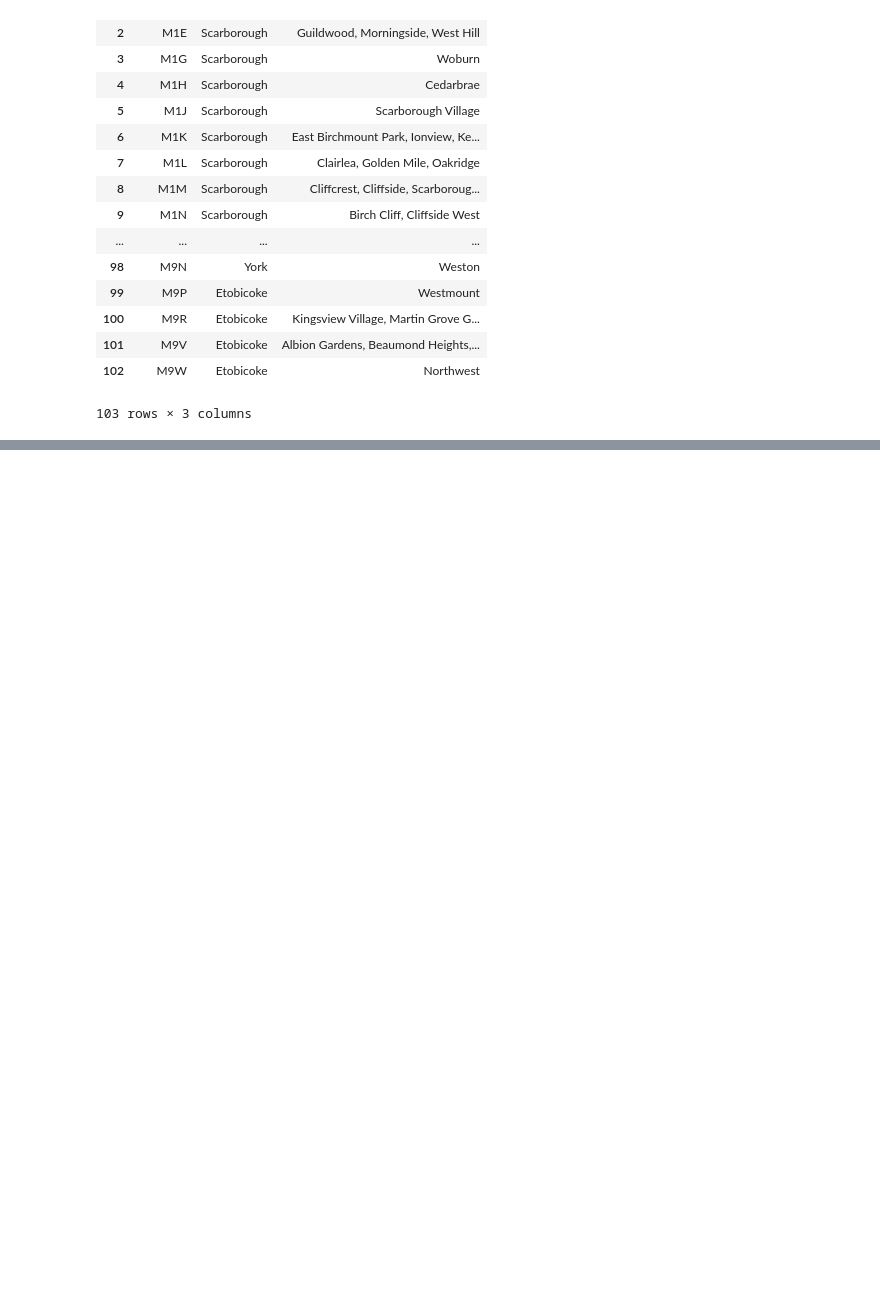
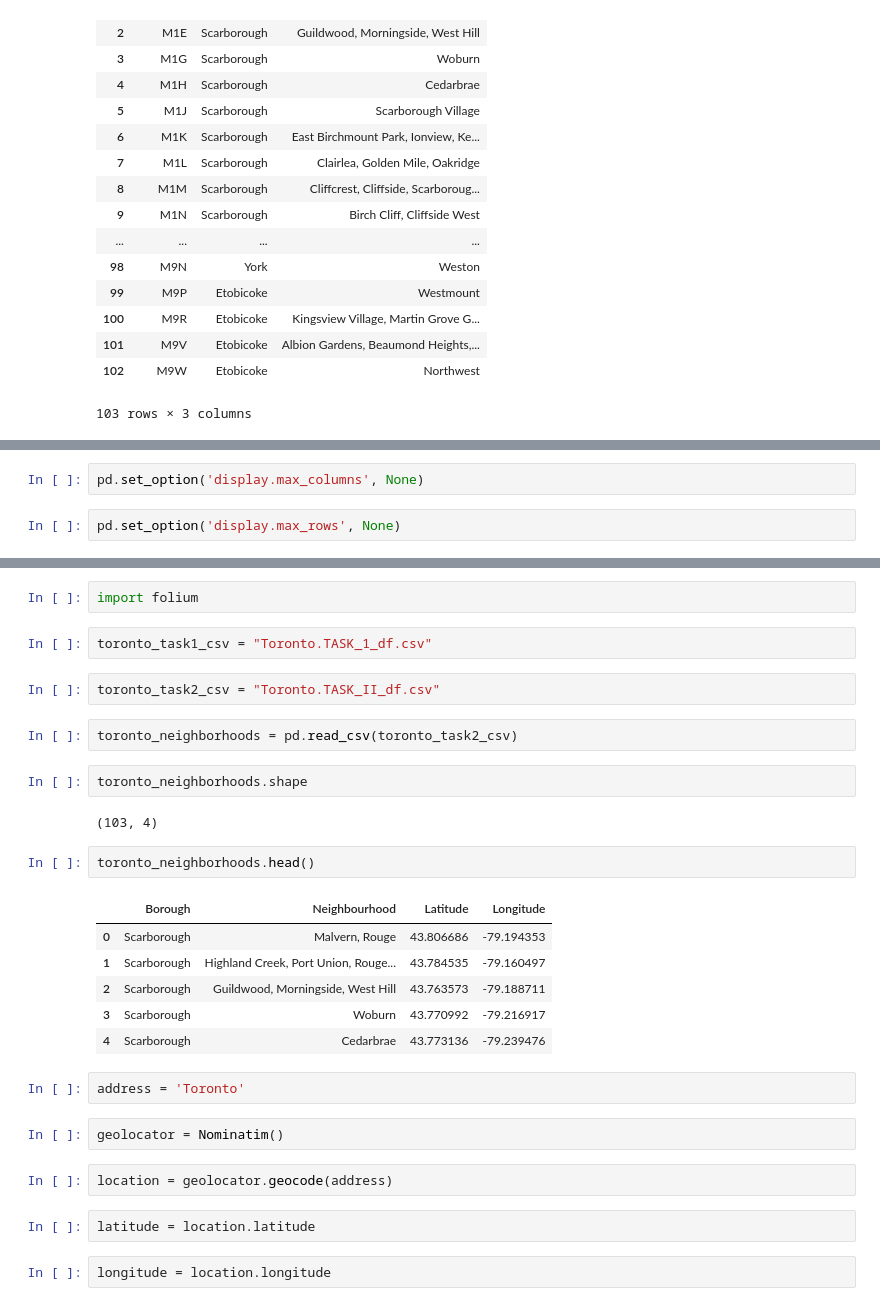
Before and after one commit to cychen226/GitHub-example, a Jupyter notebook: Capstone3.ipynb, the cells around one changed output, grey strips where cells are left out. Saved outputs shown, nothing was run; the diff lists cells and outputs as text; blank space fills up the shorter version.

```diff
--- a/Capstone3.ipynb
+++ b/Capstone3.ipynb
@@ -71,0 +124,4 @@ TorontoPostalCodes
+# %%
+pd.set_option('display.max_columns', None)
+# %%
+pd.set_option('display.max_rows', None)
@@ -71,0 +162,31 @@ TorontoPostalCodes
+# %%
+import folium
+# %%
+toronto_task1_csv = "Toronto.TASK_1_df.csv"
+# %%
+toronto_task2_csv = "Toronto.TASK_II_df.csv"
+# %%
+toronto_neighborhoods = pd.read_csv(toronto_task2_csv)
+# %%
+toronto_neighborhoods.shape
+# %% [output]
+(103, 4)
+# %%
+toronto_neighborhoods.head()
+# %% [output]
+|  | Borough | Neighbourhood | Latitude | Longitude |
+| 0 | Scarborough | Malvern, Rouge | 43.806686 | -79.194353 |
+| 1 | Scarborough | Highland Creek, Port Union, Rouge... | 43.784535 | -79.160497 |
+| 2 | Scarborough | Guildwood, Morningside, West Hill | 43.763573 | -79.188711 |
+| 3 | Scarborough | Woburn | 43.770992 | -79.216917 |
+| 4 | Scarborough | Cedarbrae | 43.773136 | -79.239476 |
+# %%
+address = 'Toronto'
+# %%
+geolocator = Nominatim()
+# %%
+location = geolocator.geocode(address)
+# %%
+latitude = location.latitude
+# %%
+longitude = location.longitude
```
Also changed, not shown: parts of 29 cells of this notebook.
